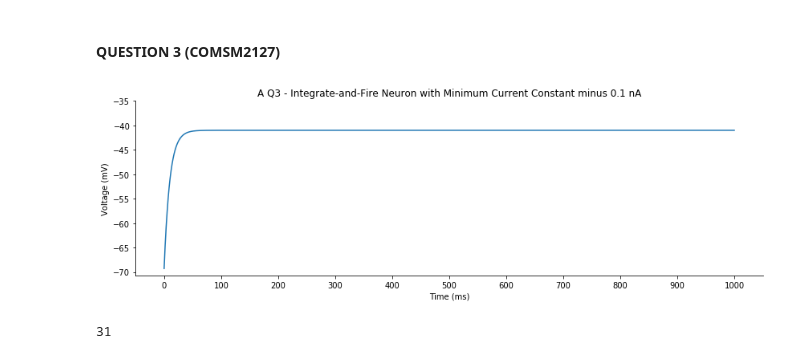
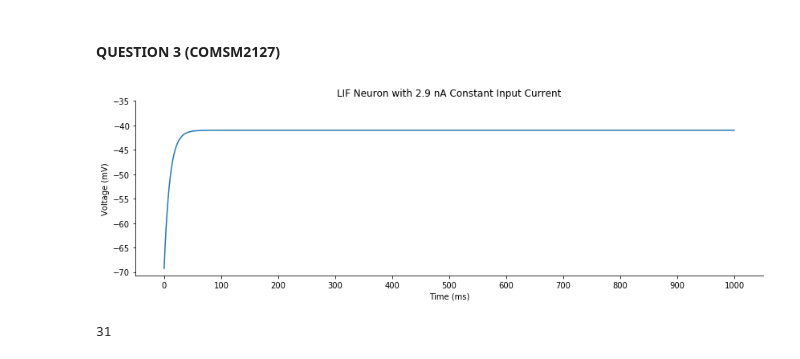
Before and after one commit to leanguardia/cneuroscience-cws, a Jupyter notebook: 3-LIF-Plasticity/A-Integrate-and-Fire.ipynb, the cells around one changed output. Saved outputs shown, nothing was run; the diff lists cells and outputs as text; code cells hidden in the pictures.

```diff
--- a/3-LIF-Plasticity/A-Integrate-and-Fire.ipynb
+++ b/3-LIF-Plasticity/A-Integrate-and-Fire.ipynb
@@ -184,10 +184,10 @@ v_reset = -70
 v_threshold = -40
 time, volts = q1_euler(args, v_reset, v_threshold)
 # %%
-title = "A Q3 - Integrate-and-Fire Neuron with Minimum Current Constant minus 0.1 nA"
-plot_q1(title, "q3_2", time, volts)
+title = "LIF Neuron with 2.9 nA Constant Input Current"
+plot_q1(title, "a_q3_2", time, volts)
 # %% [output]
-[figure, old version]
+[figure, new version]
 # %%
 args = {
     'leak_potential': -70,     # E_L
```
Also changed, not shown: parts of 6 cells of this notebook.
